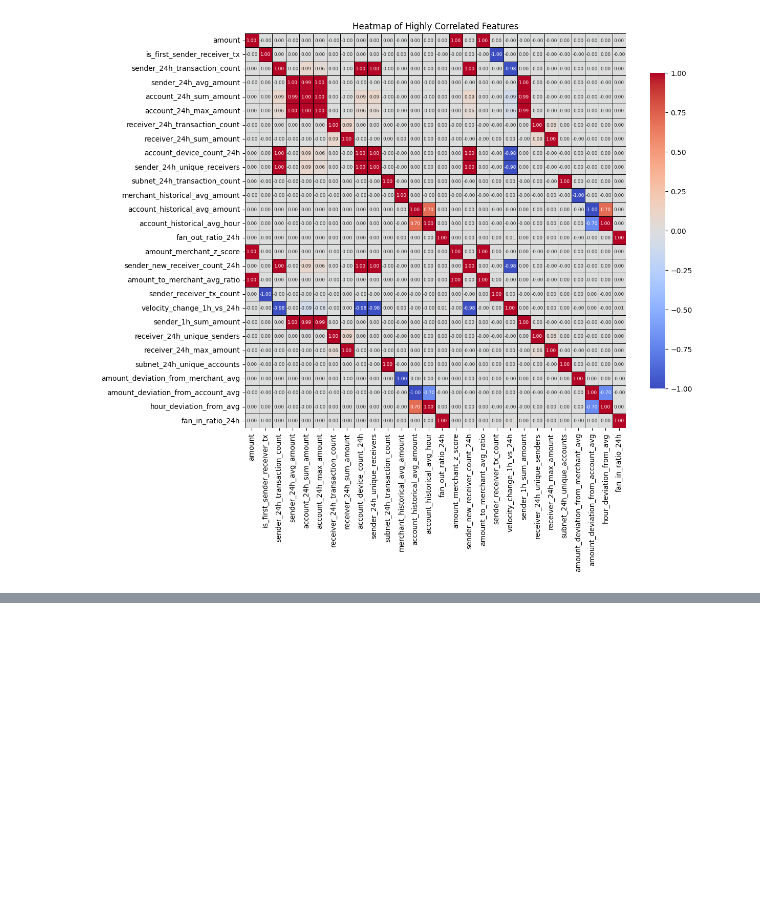
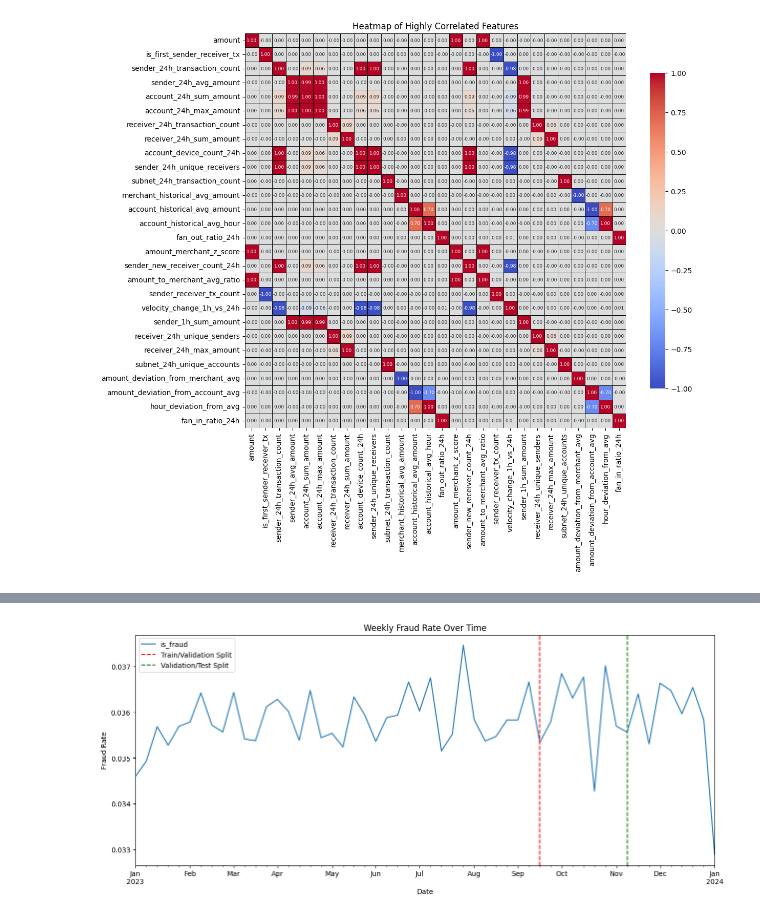
Before and after one commit to Azvier/transaction-fraud-detection, a Jupyter notebook: notebooks/02-exploratory-data-analysis.ipynb, the cells around one changed output, grey strips where cells are left out. Cells and saved outputs as stored; diff of their text form; code cells hidden in the pictures; blank space fills up the shorter version.

```diff
--- a/notebooks/02-exploratory-data-analysis.ipynb
+++ b/notebooks/02-exploratory-data-analysis.ipynb
@@ -173,0 +194,19 @@ print(f"Reduced number of features: {X_train_reduced.shape[1]}")
+# %%
+# Use original df which has the timestamp
+df['timestamp'] = pd.to_datetime(df['timestamp'])
+
+# Resample by week and calculate the fraud rate
+weekly_fraud_rate = df.set_index('timestamp')['is_fraud'].resample('W').mean()
+
+plt.figure(figsize=(15, 6))
+weekly_fraud_rate.plot()
+plt.title('Weekly Fraud Rate Over Time')
+plt.ylabel('Fraud Rate')
+plt.xlabel('Date')
+# Add vertical lines for train/validation/test splits
+plt.axvline(train_df['timestamp'].iloc[-1], color='red', linestyle='--', label='Train/Validation Split')
+plt.axvline(validation_df['timestamp'].iloc[-1], color='green', linestyle='--', label='Validation/Test Split')
+plt.legend()
+plt.show()
+# %% [output]
+[figure, added]
```
Also changed, not shown: parts of 2 cells of this notebook.
